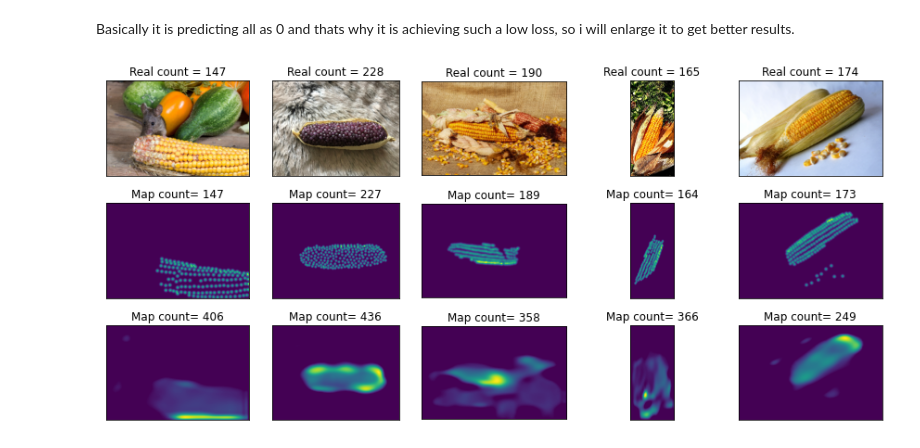
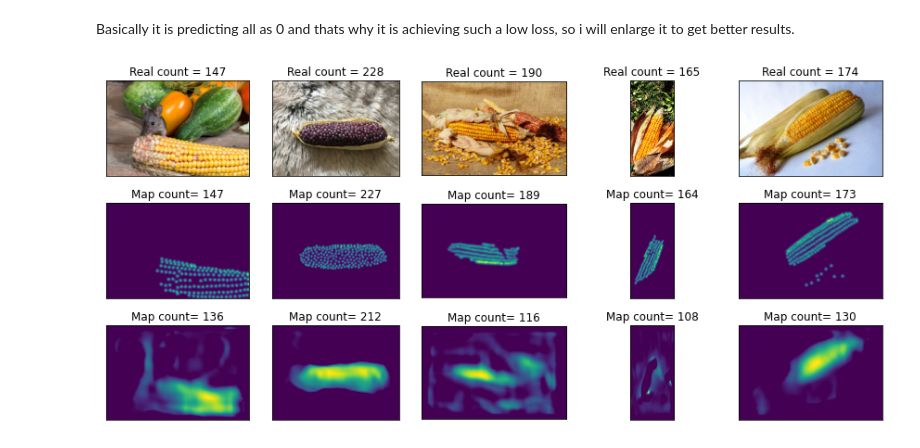
Before and after one commit to hcapettini2/Corn_Kernel_Counter, a Jupyter notebook: Density_based.ipynb, the cells around one changed output. Saved outputs shown, nothing was run; the diff lists cells and outputs as text; code cells hidden in the pictures.

```diff
--- a/Density_based.ipynb
+++ b/Density_based.ipynb
@@ -299,12 +324,21 @@ class Map_CNN(nn.Module):
+# %%
+### Load pretrained model
+VGG16 = smp.Unet('vgg16', encoder_weights='imagenet')
+### Load weights
+#VGG16.load_state_dict(torch.load('C:/Users/hilar/.cache/torch/hub/checkpoints/vgg16-397923af.pth'))
+### Define the encoder
+backbone = VGG16.encoder.features[0:20]
+### Define the model
+model = Map_CNN(backbone)
 # %%
-### Load pretrained model
-VGG16 = torchvision.models.vgg16(pretrained = True)
-### Load weights
-#VGG16.load_state_dict(torch.load('C:/Users/hilar/.cache/torch/hub/checkpoints/vgg16-397923af.pth'))
-### Define the encoder
-enc = VGG16.features[0:20]
-### Define the model
-model = Map_CNN(enc)
+# ### Load pretrained model
+# VGG16 = torchvision.models.vgg16(pretrained = True)
+# ### Load weights
+# #VGG16.load_state_dict(torch.load('C:/Users/hilar/.cache/torch/hub/checkpoints/vgg16-397923af.pth'))
+# ### Define the encoder
+# enc = VGG16.features[0:20]
+# ### Define the model
+# model = Map_CNN(enc)
 # %%
 ### Disable the weight update for the trained encoder
 for param_name, param in model.encoder.named_parameters():
@@ -336,7 +370,7 @@ decoder.8.bias True
 decoder.11.weight True
 decoder.11.bias True
 # %%
-max_epochs        = 2
+max_epochs        = 250
 learning_rate     = 1e-3
 # %%
 ### Define the loss function for reconstruction
@@ -413,7 +488,7 @@ plt.show()
 # Testing
 # %%
 # Load network parameters
-model.load_state_dict(torch.load(f'Models/first_working_model_params.pth'))
+model.load_state_dict(torch.load(f'Models/_lr_{learning_rate}_scale_{scale}.pth'))
 # %% [output]
 <All keys matched successfully>
 # %%
@@ -466,34 +541,34 @@ for i in range(5):
     ### Move the images to the right shapes
     UP = nn.Upsample(size=(shapes[0][idx],shapes[1][idx]),mode='bilinear')
     img = inputs[idx]#.numpy().transpose(1, 2, 0)
     img = img[None, :]
     img = UP(img)
     img = img[0].numpy().transpose(1, 2, 0)
 
     label = labels[idx]#.numpy().transpose(1, 2, 0)
     label = label[None, :]
     label = UP(label)
     label = label[0].numpy().transpose(1, 2, 0)
 
     map_ = outputs[idx]#.numpy().transpose(1, 2, 0)
     map_ = map_[None, :]
     map_ = UP(map_)
     map_ = map_[0].numpy().transpose(1, 2, 0)
 
     # Plot the reconstructed image
     axs[i].imshow(img)
-    axs[i].set_title(f"Real count = {count[idx]}")
+    axs[i].set_title(f"Real count = {counts[idx]}")
     axs[i].set_xticks([])
     axs[i].set_yticks([])
     axs[i+5].imshow(label)
-    axs[i+5].set_title(f"Map count= {int(label.sum()/1e4)}")
+    axs[i+5].set_title(f"Map count= {int(label.sum()/scale)}")
     axs[i+5].set_xticks([])
     axs[i+5].set_yticks([])
     axs[i+10].imshow(map_)
-    axs[i+10].set_title(f"Map count= {int(map_.sum()/1e4)}")
+    axs[i+10].set_title(f"Map count= {int(map_.sum()/scale)}")
     axs[i+10].set_xticks([])
     axs[i+10].set_yticks([])
 plt.tight_layout()
 fig.subplots_adjust(top=0.88)
 # %% [output]
-[figure, old version]
+[figure, new version]
```
Also changed, not shown: parts of 30 cells of this notebook, 17 other files.
